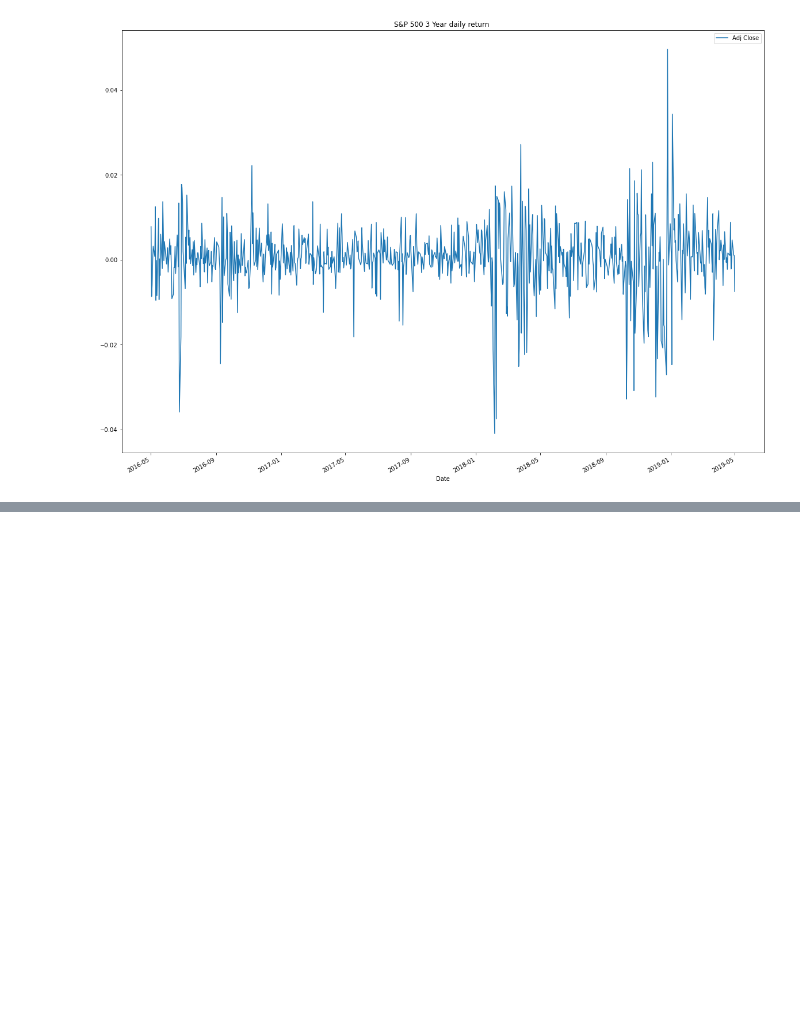
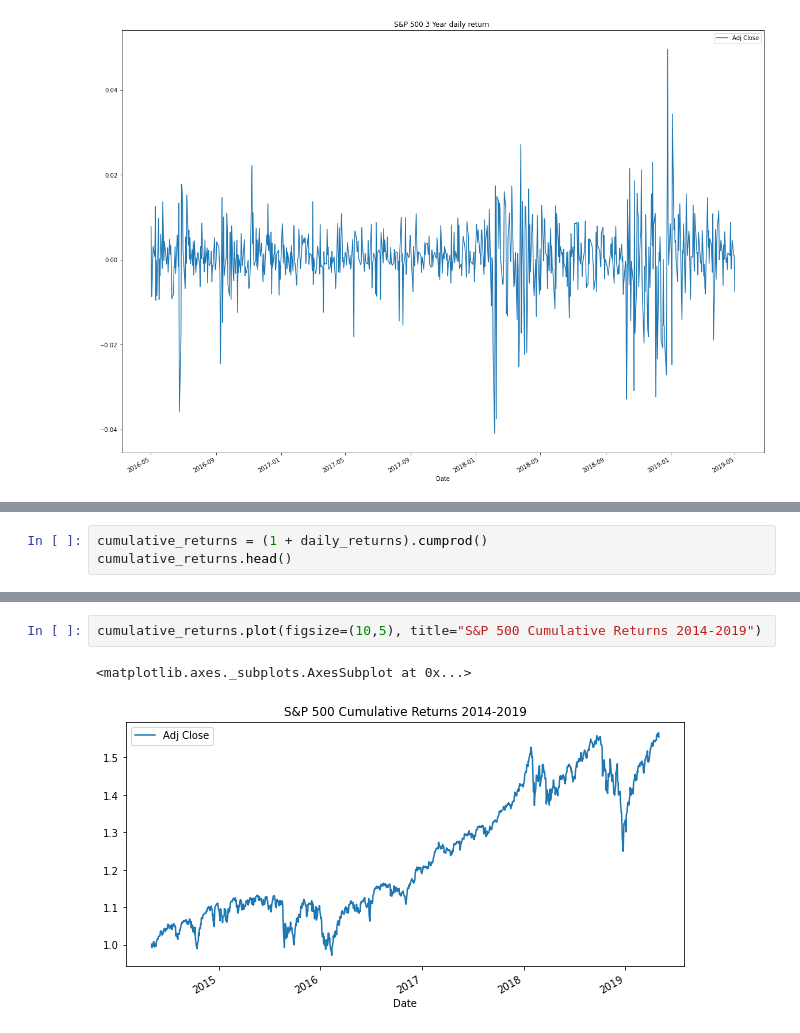
Before and after one commit to carlosmpr/fintech, a Jupyter notebook: module4/Module4.ipynb, the cells around one changed output, grey strips where cells are left out. Saved outputs shown, nothing was run; the diff lists cells and outputs as text; blank space fills up the shorter version.

Commit message:
Completed Amd acumulative return practice

```diff
--- a/module4/Module4.ipynb
+++ b/module4/Module4.ipynb
@@ -201,0 +235,3 @@ daily_returns_3_year.plot(figsize=(20,15), title="S&P 500 3 Year daily return ")
+# %%
+cumulative_returns = (1 + daily_returns).cumprod()
+cumulative_returns.head()
@@ -201,0 +246,5 @@ daily_returns_3_year.plot(figsize=(20,15), title="S&P 500 3 Year daily return ")
+# %%
+cumulative_returns.plot(figsize=(10,5), title="S&P 500 Cumulative Returns 2014-2019")
+# %% [output]
+<matplotlib.axes._subplots.AxesSubplot at 0x...>
+[figure, added]
```
Also changed, not shown: parts of 5 cells of this notebook, 6 other files.
